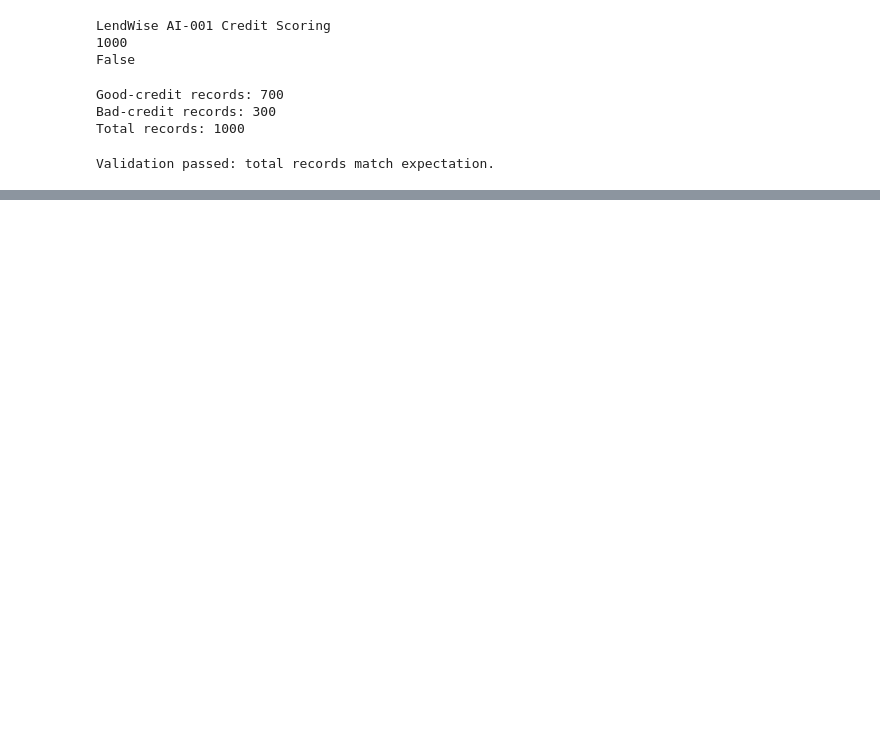
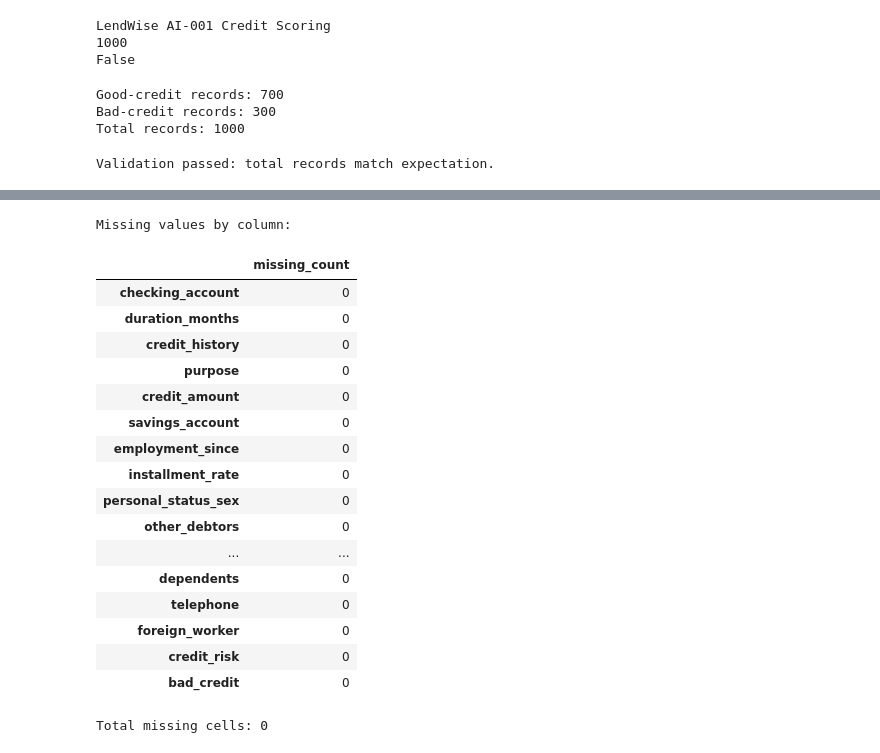
Before and after one commit to Raj171053/LendWise-AI-Governance-Program, a Jupyter notebook: LendWise_Model_Audit.ipynb, the cells around one changed output, grey strips where cells are left out. Saved outputs shown, nothing was run; the diff lists cells and outputs as text; code cells hidden in the pictures; blank space fills up the shorter version.

```diff
--- a/LendWise_Model_Audit.ipynb
+++ b/LendWise_Model_Audit.ipynb
@@ -37,0 +201,29 @@ Validation passed: total records match expectation.
+# %%
+
+# Count missing values in each column
+missing_values = df.isna().sum()
+
+print("Missing values by column:")
+display(missing_values.to_frame(name="missing_count"))
+
+print("\nTotal missing cells:", missing_values.sum())
+# %% [output]
+Missing values by column:
+|  | missing_count |
+| checking_account | 0 |
+| duration_months | 0 |
+| credit_history | 0 |
+| purpose | 0 |
+| credit_amount | 0 |
+| savings_account | 0 |
+| employment_since | 0 |
+| installment_rate | 0 |
+| personal_status_sex | 0 |
+| other_debtors | 0 |
+| ... | ... |
+| dependents | 0 |
+| telephone | 0 |
+| foreign_worker | 0 |
+| credit_risk | 0 |
+| bad_credit | 0 |
+Total missing cells: 0
```
Also changed, not shown: parts of 47 cells of this notebook.
